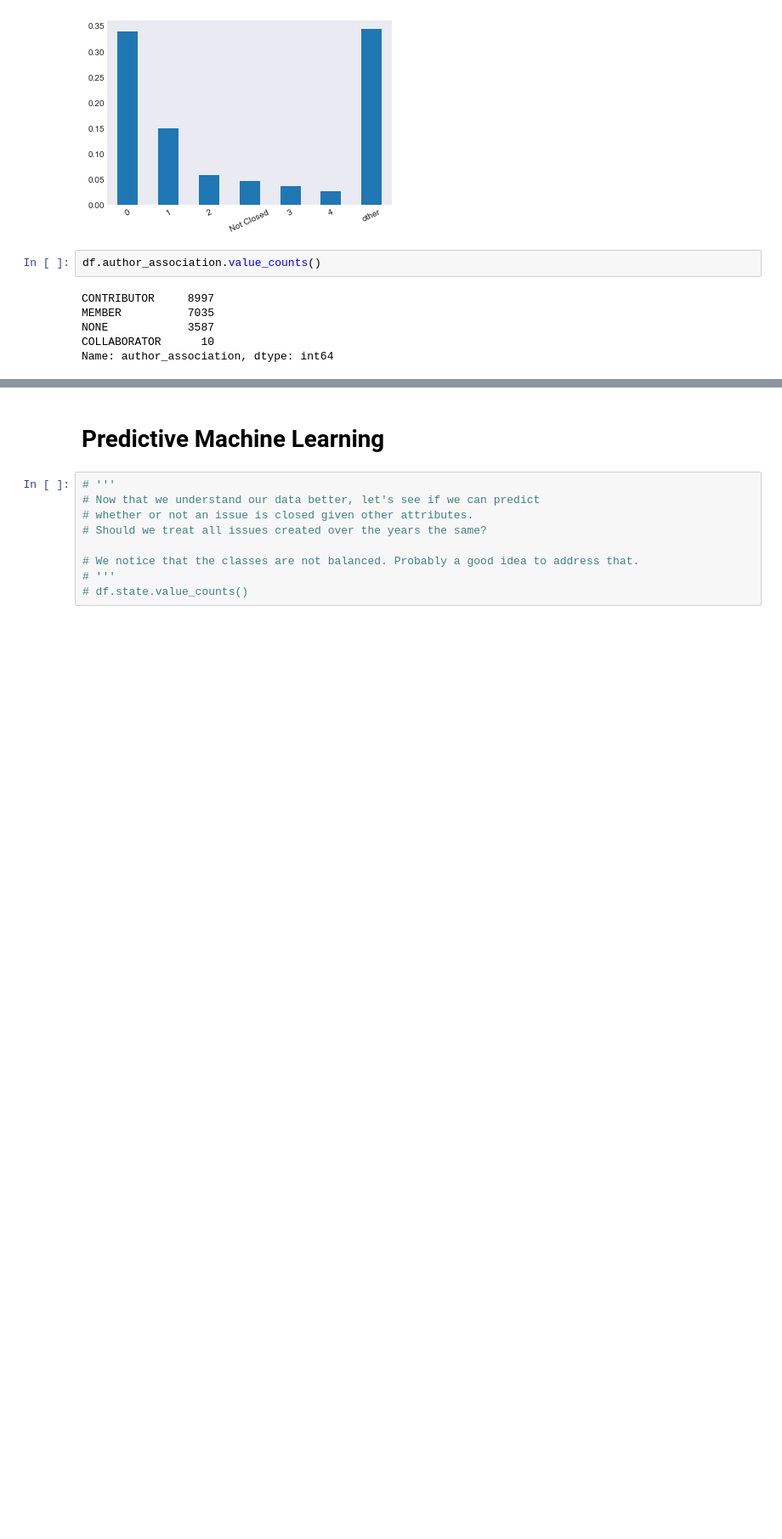
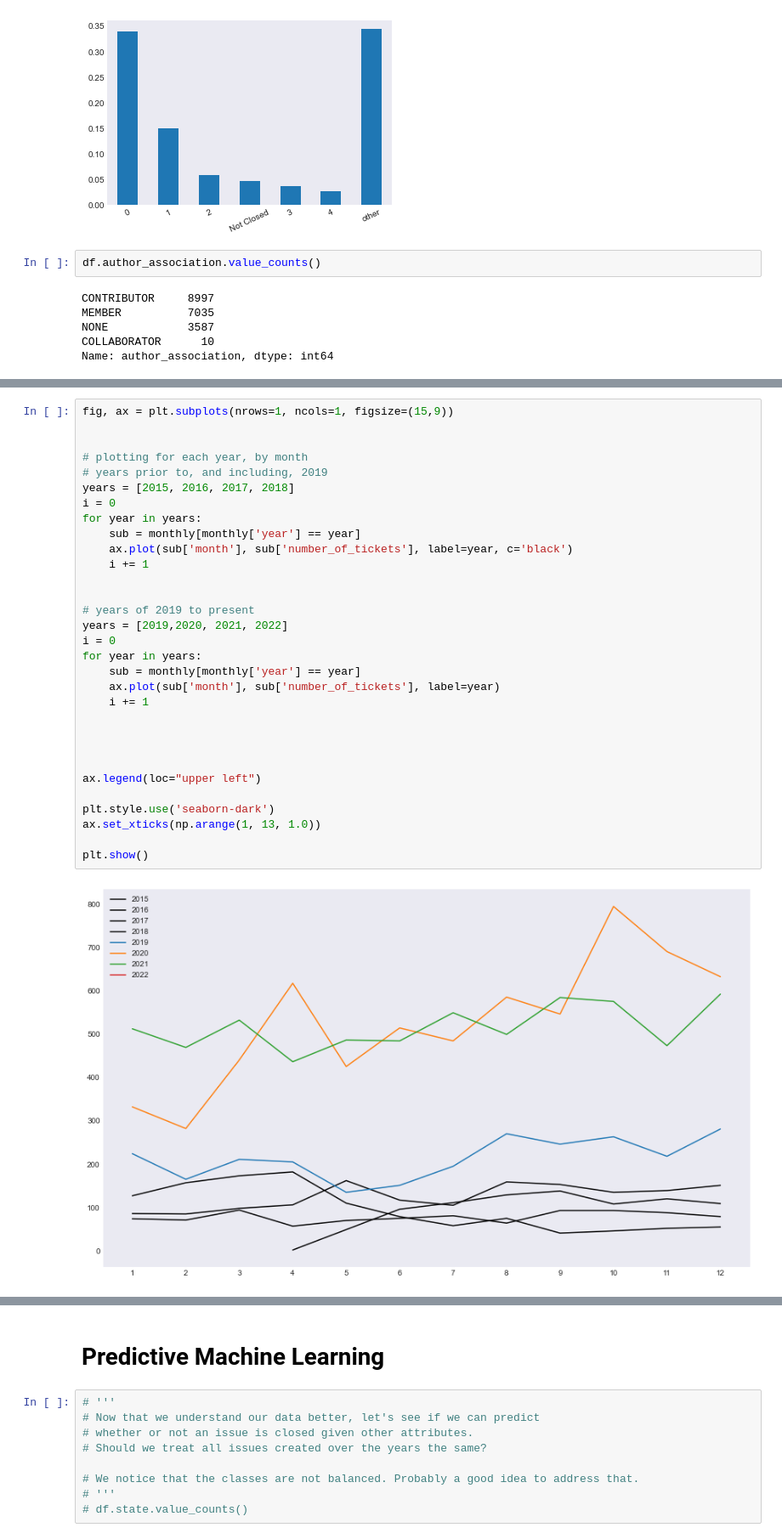
Before and after one commit to AmirZahre/Github_Org_Repo_Analysis, a Jupyter notebook: astronomer_V1.ipynb, the cells around one changed output, grey strips where cells are left out. Shown at 85% size. Cells and saved outputs as stored; diff of their text form; blank space fills up the shorter version.

```diff
--- a/astronomer_V1.ipynb
+++ b/astronomer_V1.ipynb
@@ -685,0 +585,33 @@ printTree(bst)
+# %%
+fig, ax = plt.subplots(nrows=1, ncols=1, figsize=(15,9))
+
+
+# plotting for each year, by month
+# years prior to, and including, 2019
+years = [2015, 2016, 2017, 2018]
+i = 0
+for year in years:
+    sub = monthly[monthly['year'] == year]
+    ax.plot(sub['month'], sub['number_of_tickets'], label=year, c='black')
+    i += 1
+
+
+# years of 2019 to present
+years = [2019,2020, 2021, 2022]
+i = 0
+for year in years:
+    sub = monthly[monthly['year'] == year]
+    ax.plot(sub['month'], sub['number_of_tickets'], label=year)
+    i += 1
+
+
+
+
+ax.legend(loc="upper left")
+
+plt.style.use('seaborn-dark')
+ax.set_xticks(np.arange(1, 13, 1.0))
+
+plt.show()
+# %% [output]
+[figure, added]
```
Also changed, not shown: parts of 31 cells of this notebook.
